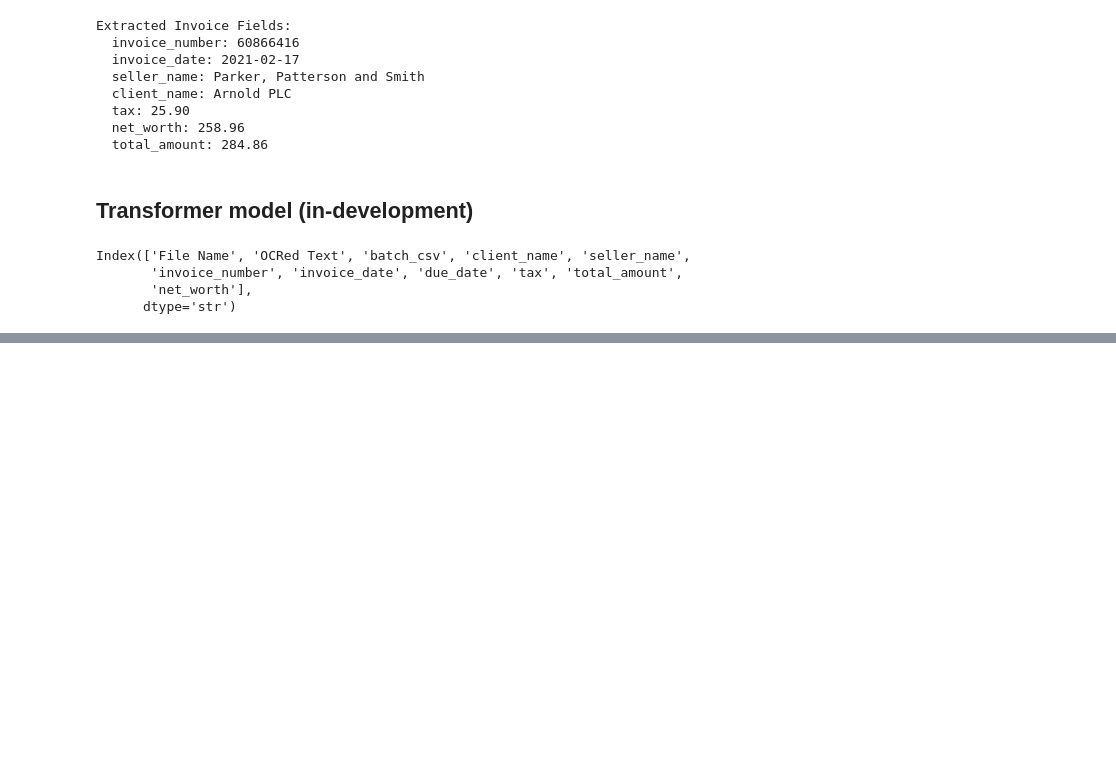
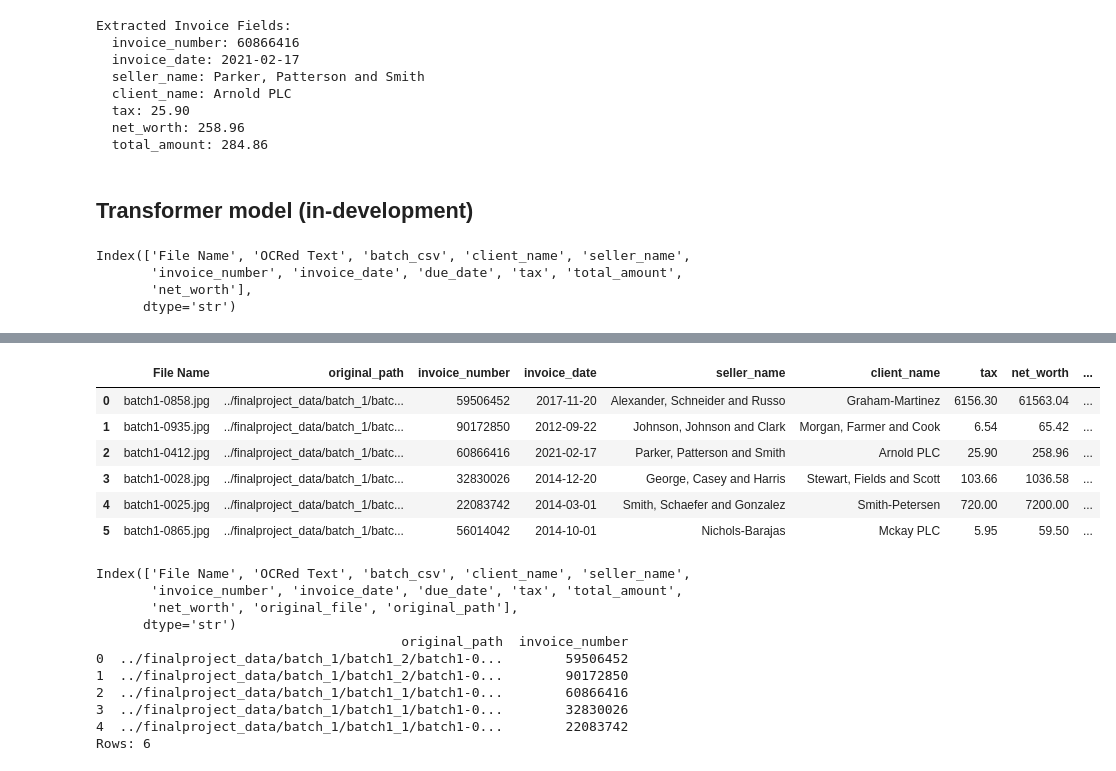
Before and after one commit to hungtran10/dsan6500-finalproject, a Jupyter notebook: models.ipynb, the cells around one changed output, grey strips where cells are left out. Saved outputs shown, nothing was run; the diff lists cells and outputs as text; code cells hidden in the pictures; blank space fills up the shorter version.

```diff
--- a/models.ipynb
+++ b/models.ipynb
@@ -396,3 +401,6 @@ Index(['File Name', 'OCRed Text', 'batch_csv', 'client_name', 'seller_name',
 # %%
 combined_results.columns
 combined_results.to_csv("../finalproject_data/combined_results.csv")
+# %%
+ground_truth_df = pd.read_csv("../finalproject_data/cleaned_invoices.csv")
+combined_results = pd.read_csv("../finalproject_data/combined_results.csv")
@@ -398,0 +418,52 @@ combined_results.to_csv("../finalproject_data/combined_results.csv")
+# %%
+full_df = ground_truth_df.merge(
+    combined_results[["original_file", "original_path"]],
+    left_on="File Name",
+    right_on="original_file",
+    how="inner"
+)
+
+# # Sample from full dataset to speed up training
+# sample_df = full_df.iloc[:100, ]
+
+# # Step 1: train / holdout
+# train_df, holdout_df = train_test_split(sample_df, test_size=0.2, random_state=42)
+
+# # Step 2: train / val
+# train_df, val_df = train_test_split(train_df, test_size=0.2, random_state=42)
+
+# # Step 3: test = holdout
+# test_df = holdout_df
+
+# Tiny overfit subset: 4 to 8 examples
+tiny_df = full_df.sample(n=6, random_state=42).reset_index(drop=True)
+
+# For an overfit test, keep train/val/test extremely small
+train_df = tiny_df.copy()
+val_df = tiny_df.copy()
+test_df = tiny_df.copy()
+
+display(tiny_df[["File Name", "original_path", "invoice_number", "invoice_date", "seller_name", "client_name", "tax", "net_worth", "total_amount"]])
+
+print(train_df.columns)
+print(train_df[["original_path", "invoice_number"]].head())
+print("Rows:", len(train_df))
+# %% [output]
+|  | File Name | original_path | invoice_number | invoice_date | seller_name | client_name | tax | net_worth | ... |
+| 0 | batch1-0858.jpg | ../finalproject_data/batch_1/batc... | 59506452 | 2017-11-20 | Alexander, Schneider and Russo | Graham-Martinez | 6156.30 | 61563.04 | ... |
+| 1 | batch1-0935.jpg | ../finalproject_data/batch_1/batc... | 90172850 | 2012-09-22 | Johnson, Johnson and Clark | Morgan, Farmer and Cook | 6.54 | 65.42 | ... |
+| 2 | batch1-0412.jpg | ../finalproject_data/batch_1/batc... | 60866416 | 2021-02-17 | Parker, Patterson and Smith | Arnold PLC | 25.90 | 258.96 | ... |
+| 3 | batch1-0028.jpg | ../finalproject_data/batch_1/batc... | 32830026 | 2014-12-20 | George, Casey and Harris | Stewart, Fields and Scott | 103.66 | 1036.58 | ... |
+| 4 | batch1-0025.jpg | ../finalproject_data/batch_1/batc... | 22083742 | 2014-03-01 | Smith, Schaefer and Gonzalez | Smith-Petersen | 720.00 | 7200.00 | ... |
+| 5 | batch1-0865.jpg | ../finalproject_data/batch_1/batc... | 56014042 | 2014-10-01 | Nichols-Barajas | Mckay PLC | 5.95 | 59.50 | ... |
+Index(['File Name', 'OCRed Text', 'batch_csv', 'client_name', 'seller_name',
+       'invoice_number', 'invoice_date', 'due_date', 'tax', 'total_amount',
+       'net_worth', 'original_file', 'original_path'],
+      dtype='str')
+                                       original_path  invoice_number
+0  ../finalproject_data/batch_1/batch1_2/batch1-0...        59506452
+1  ../finalproject_data/batch_1/batch1_2/batch1-0...        90172850
+2  ../finalproject_data/batch_1/batch1_1/batch1-0...        60866416
+3  ../finalproject_data/batch_1/batch1_1/batch1-0...        32830026
+4  ../finalproject_data/batch_1/batch1_1/batch1-0...        22083742
+Rows: 6
```
Also changed, not shown: parts of 12 cells of this notebook, 2 other files.
